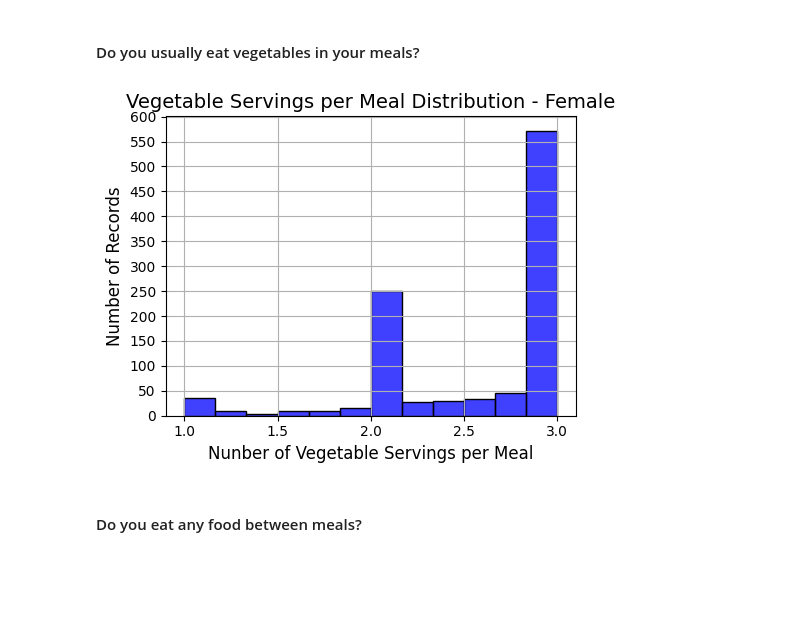
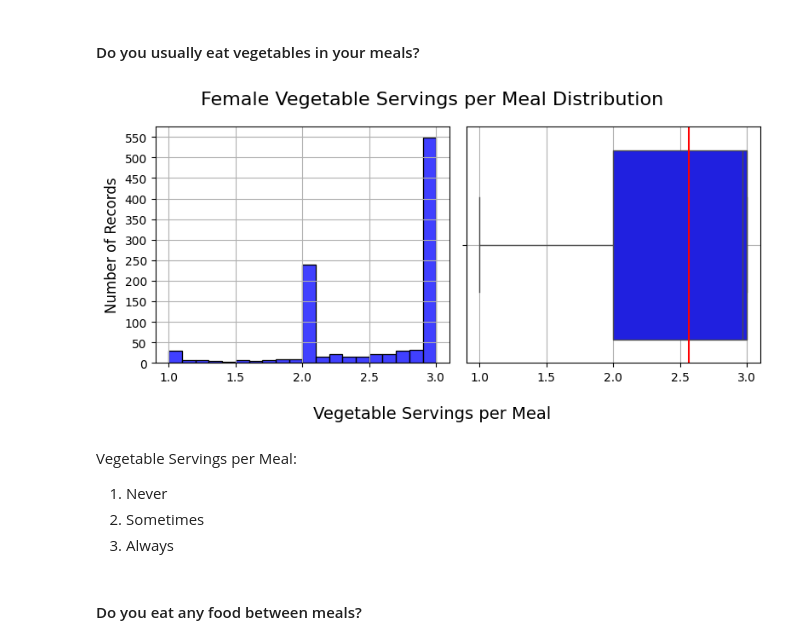
Before and after one commit to MarkLee7925/Obesity-Level-Estimation, a Jupyter notebook: Female/EstObesity_Female.ipynb, the cells around one changed output. Saved outputs shown, nothing was run; the diff lists cells and outputs as text; code cells hidden in the pictures; blank space fills up the shorter version.

```diff
--- a/Female/EstObesity_Female.ipynb
+++ b/Female/EstObesity_Female.ipynb
@@ -342,27 +387,47 @@ Passing `palette` without assigning `hue` is deprecated and will be removed in v
 #### Do you usually eat vegetables in your meals?
 # %%
 # Define subplot figure
-eat_veggies_1 = plt.figure(figsize=(5,4))
+eat_veggies_1 = plt.figure(figsize=(8,4))
 
-# Vegetable Servings
-sns.histplot(data=dataset, x='FCVC', color='blue')
+eat_veggies_1.suptitle('Female Vegetable Servings per Meal Distribution', fontsize=16)
+eat_veggies_1.supxlabel('Vegetable Servings per Meal', fontsize=14)
+
+# Histogram - Male Weight
+ax1 = eat_veggies_1.add_subplot(1, 2, 1)
+ax1 = sns.histplot(data=dataset, x='FCVC', bins=20, color='blue')
 # Adjust axes range(s)
 plt.xticks(np.arange(1, 3.5, 0.5))
-plt.yticks(np.arange(0, 650, 50))
+plt.yticks(np.arange(0, 600, 50))
 # Plot title and label(s)
-plt.title('Vegetable Servings per Meal Distribution - Female', fontsize=14)
-plt.xlabel('Nunber of Vegetable Servings per Meal', fontsize=12)
+plt.xlabel('', fontsize=12)
 plt.ylabel('Number of Records', fontsize=12)
+# Plot grid
+plt.grid(True)
+
+# Box plot - Male Weight
+ax2 = eat_veggies_1.add_subplot(1, 2, 2)
+ax2 = sns.boxplot(data=dataset, x='FCVC', color='blue')
+ax2 = plt.axvline(x=dataset['FCVC'].mean(), color='red')
+# Adjust axes range(s)
+plt.xticks(np.arange(1, 3.5, 0.5))
+# Plot title and label(s)
+plt.xlabel('', fontsize=12)
 # Plot grid
 plt.grid(True)
 
 # Tight layout
 plt.tight_layout()
 
 # Show figure
 plt.show()
 # %% [output]
-[figure, old version]
+[figure, new version]
+# %% [markdown]
+Vegetable Servings per Meal:
+
+1.   Never
+2.   Sometimes
+3.   Always
 # %% [markdown]
 #### Do you eat any food between meals?
 # %%
```
Also changed, not shown: parts of 13 cells of this notebook.
